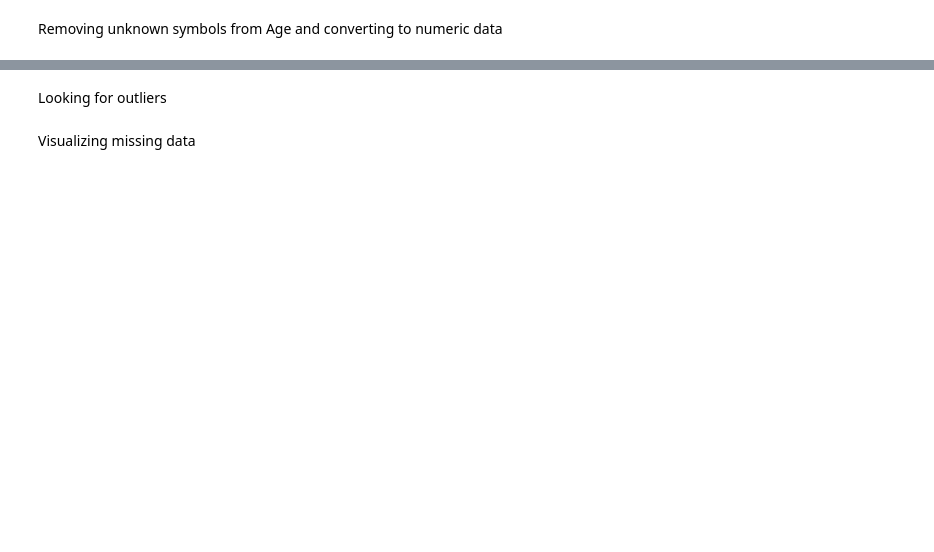
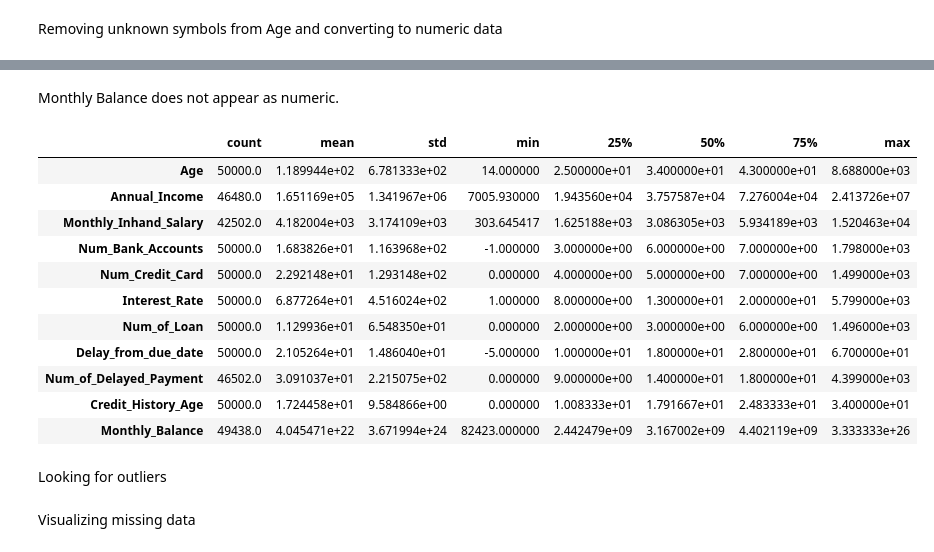
Before and after one commit to mau-JS/OracleML, a Jupyter notebook: CreditML.ipynb, the cells around one changed output, grey strips where cells are left out. Saved outputs shown, nothing was run; the diff lists cells and outputs as text; code cells hidden in the pictures; blank space fills up the shorter version.

```diff
--- a/CreditML.ipynb
+++ b/CreditML.ipynb
@@ -95,0 +105,12 @@ df.head()
+# %%
+#There seems to be possible duplicates for Customer_ID, we must keep those that can be considered as a different transaction but should remove those
+#that have same values.
+#Removing duplicates where all transaction data is the same, yet ID is different. This allows us to prevent the user from spamming requests of credit.
+cols = [col for col in df.columns if col != 'ID']
+
+# Drop duplicates considering only the subset of columns
+df = df.drop_duplicates(subset=cols)
+
+#We drop duplicates where all values are the same.
+df = df.drop_duplicates()
+#This time there were no rows removed, however this data cleaning can be relevant if the dataset grows more.
@@ -96,3 +183,26 @@ df.head()
+# %% [markdown]
+Monthly Balance does not appear as numeric.
+# %%
+# Replacing non-numeric characters with an empty string
+#11363
+#print(df.iloc[11363])
+df['Monthly_Balance'] = df['Monthly_Balance'].str.replace(r'\D', '', regex=True)
+#We convert to float as there are numbers that int can't handle.
+df['Monthly_Balance'] = pd.to_numeric(df['Monthly_Balance'], errors='coerce', downcast='float')
+df.describe().T
+# %% [output]
+|  | count | mean | std | min | 25% | 50% | 75% | max |
+| Age | 50000.0 | 1.189944e+02 | 6.781333e+02 | 14.000000 | 2.500000e+01 | 3.400000e+01 | 4.300000e+01 | 8.688000e+03 |
+| Annual_Income | 46480.0 | 1.651169e+05 | 1.341967e+06 | 7005.930000 | 1.943560e+04 | 3.757587e+04 | 7.276004e+04 | 2.413726e+07 |
+| Monthly_Inhand_Salary | 42502.0 | 4.182004e+03 | 3.174109e+03 | 303.645417 | 1.625188e+03 | 3.086305e+03 | 5.934189e+03 | 1.520463e+04 |
+| Num_Bank_Accounts | 50000.0 | 1.683826e+01 | 1.163968e+02 | -1.000000 | 3.000000e+00 | 6.000000e+00 | 7.000000e+00 | 1.798000e+03 |
+| Num_Credit_Card | 50000.0 | 2.292148e+01 | 1.293148e+02 | 0.000000 | 4.000000e+00 | 5.000000e+00 | 7.000000e+00 | 1.499000e+03 |
+| Interest_Rate | 50000.0 | 6.877264e+01 | 4.516024e+02 | 1.000000 | 8.000000e+00 | 1.300000e+01 | 2.000000e+01 | 5.799000e+03 |
+| Num_of_Loan | 50000.0 | 1.129936e+01 | 6.548350e+01 | 0.000000 | 2.000000e+00 | 3.000000e+00 | 6.000000e+00 | 1.496000e+03 |
+| Delay_from_due_date | 50000.0 | 2.105264e+01 | 1.486040e+01 | -5.000000 | 1.000000e+01 | 1.800000e+01 | 2.800000e+01 | 6.700000e+01 |
+| Num_of_Delayed_Payment | 46502.0 | 3.091037e+01 | 2.215075e+02 | 0.000000 | 9.000000e+00 | 1.400000e+01 | 1.800000e+01 | 4.399000e+03 |
+| Credit_History_Age | 50000.0 | 1.724458e+01 | 9.584866e+00 | 0.000000 | 1.008333e+01 | 1.791667e+01 | 2.483333e+01 | 3.400000e+01 |
+| Monthly_Balance | 49438.0 | 4.045471e+22 | 3.671994e+24 | 82423.000000 | 2.442479e+09 | 3.167002e+09 | 4.402119e+09 | 3.333333e+26 |
 # %% [markdown]
 Looking for outliers
 # %% [markdown]
```
Also changed, not shown: parts of 16 cells of this notebook.
